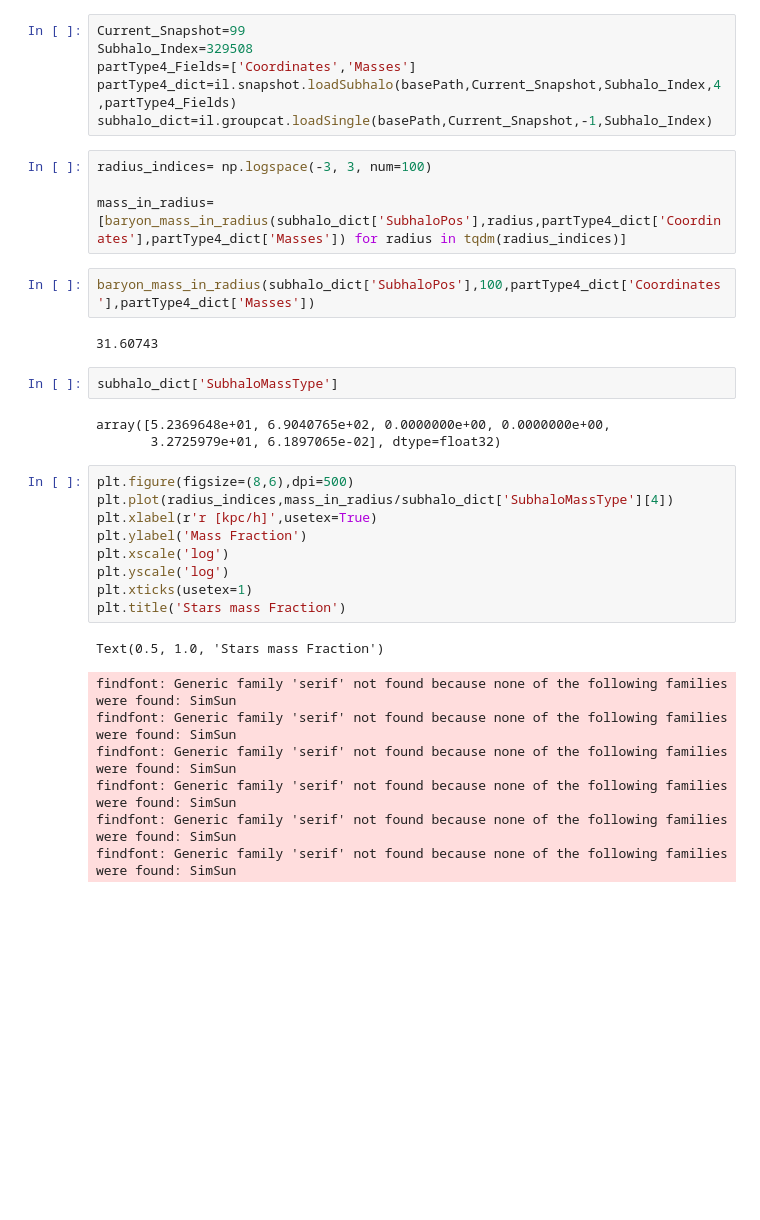
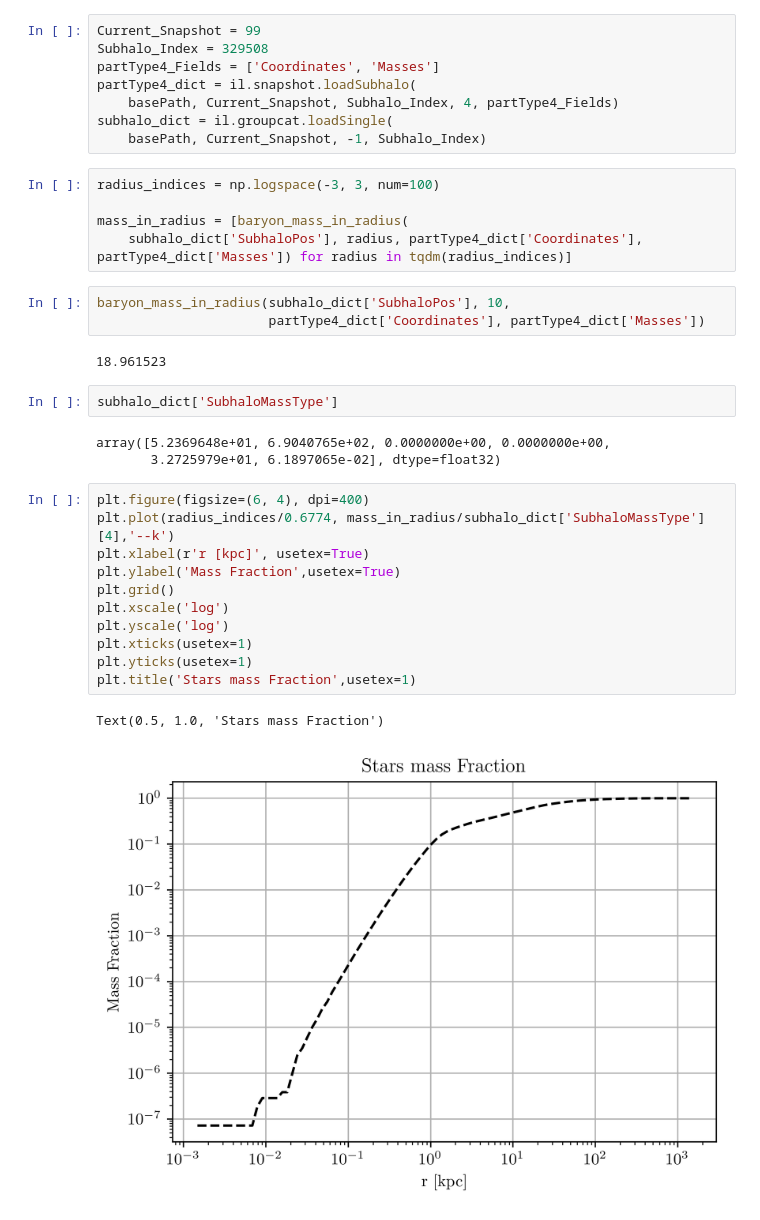
Before and after one commit to XingyaoCai/HI-Clumps, a Jupyter notebook: Bulge_Concentration.ipynb, the cells around one changed output. Drawn from its saved outputs; the diff is of its cells as text; blank space fills up the shorter version.

```diff
--- a/Bulge_Concentration.ipynb
+++ b/Bulge_Concentration.ipynb
@@ -30,38 +31,39 @@ def baryon_mass_in_radius(Center,Radius,Coordinates,Masses):
     total_mass_within_radius = np.sum(Masses[within_radius_idx])
     return total_mass_within_radius
 # %%
-Current_Snapshot=99
-Subhalo_Index=329508
-partType4_Fields=['Coordinates','Masses']
-partType4_dict=il.snapshot.loadSubhalo(basePath,Current_Snapshot,Subhalo_Index,4,partType4_Fields)
-subhalo_dict=il.groupcat.loadSingle(basePath,Current_Snapshot,-1,Subhalo_Index)
+Current_Snapshot = 99
+Subhalo_Index = 329508
+partType4_Fields = ['Coordinates', 'Masses']
+partType4_dict = il.snapshot.loadSubhalo(
+    basePath, Current_Snapshot, Subhalo_Index, 4, partType4_Fields)
+subhalo_dict = il.groupcat.loadSingle(
+    basePath, Current_Snapshot, -1, Subhalo_Index)
 # %%
-radius_indices= np.logspace(-3, 3, num=100)
+radius_indices = np.logspace(-3, 3, num=100)
 
-mass_in_radius=[baryon_mass_in_radius(subhalo_dict['SubhaloPos'],radius,partType4_dict['Coordinates'],partType4_dict['Masses']) for radius in tqdm(radius_indices)]
+mass_in_radius = [baryon_mass_in_radius(
+    subhalo_dict['SubhaloPos'], radius, partType4_dict['Coordinates'], partType4_dict['Masses']) for radius in tqdm(radius_indices)]
 # %%
-baryon_mass_in_radius(subhalo_dict['SubhaloPos'],100,partType4_dict['Coordinates'],partType4_dict['Masses'])
+baryon_mass_in_radius(subhalo_dict['SubhaloPos'], 10,
+                      partType4_dict['Coordinates'], partType4_dict['Masses'])
 # %% [output]
-31.60743
+18.961523
 # %%
 subhalo_dict['SubhaloMassType']
 # %% [output]
 array([5.2369648e+01, 6.9040765e+02, 0.0000000e+00, 0.0000000e+00,
        3.2725979e+01, 6.1897065e-02], dtype=float32)
 # %%
-plt.figure(figsize=(8,6),dpi=500)
-plt.plot(radius_indices,mass_in_radius/subhalo_dict['SubhaloMassType'][4])
-plt.xlabel(r'r [kpc/h]',usetex=True)
-plt.ylabel('Mass Fraction')
+plt.figure(figsize=(6, 4), dpi=400)
+plt.plot(radius_indices/0.6774, mass_in_radius/subhalo_dict['SubhaloMassType'][4],'--k')
+plt.xlabel(r'r [kpc]', usetex=True)
+plt.ylabel('Mass Fraction',usetex=True)
+plt.grid()
 plt.xscale('log')
 plt.yscale('log')
 plt.xticks(usetex=1)
-plt.title('Stars mass Fraction')
+plt.yticks(usetex=1)
+plt.title('Stars mass Fraction',usetex=1)
 # %% [output]
 Text(0.5, 1.0, 'Stars mass Fraction')
-findfont: Generic family 'serif' not found because none of the following families were found: SimSun
-findfont: Generic family 'serif' not found because none of the following families were found: SimSun
-findfont: Generic family 'serif' not found because none of the following families were found: SimSun
-findfont: Generic family 'serif' not found because none of the following families were found: SimSun
-findfont: Generic family 'serif' not found because none of the following families were found: SimSun
-findfont: Generic family 'serif' not found because none of the following families were found: SimSun
+[figure, added]
```
Also changed, not shown: parts of 2 cells of this notebook, 5 other files.
